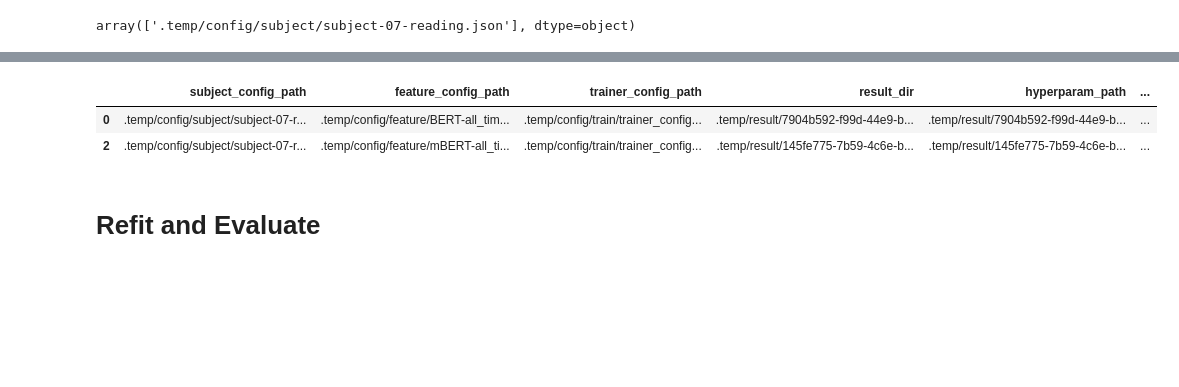
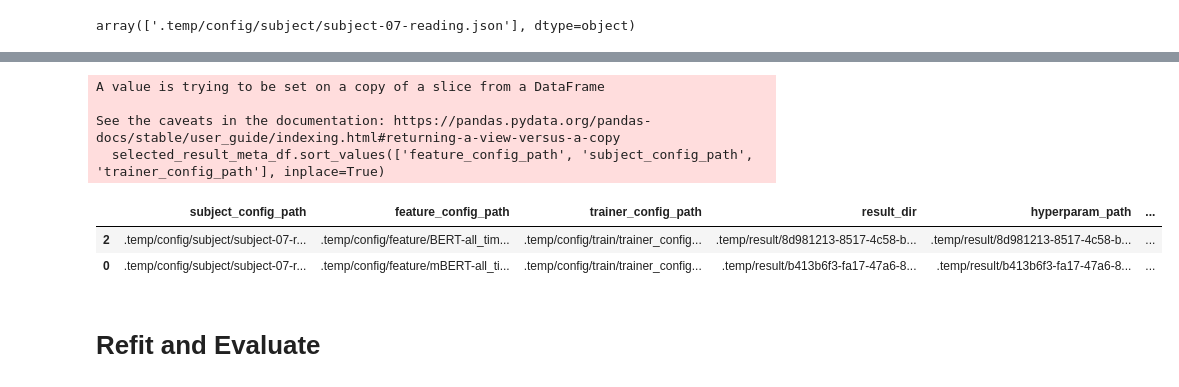
Before and after one commit to bramantyois/multilang_timescale, a Jupyter notebook: notebook/01_encoding_model/04_timescale_selectivity.ipynb, the cells around one changed output, grey strips where cells are left out. Drawn from its saved outputs; the diff is of its cells as text; code cells hidden in the pictures; blank space fills up the shorter version.

```diff
--- a/notebook/01_encoding_model/04_timescale_selectivity.ipynb
+++ b/notebook/01_encoding_model/04_timescale_selectivity.ipynb
@@ -91,12 +92,17 @@ selected_result_meta_df = result_meta_df.query(
                                                 feature_config_path in @selected_feature_config and \
                                                 subject_config_path in @selected_subject_config"
 )
-# %%
-selected_result_meta_df
-# %% [output]
-|  | subject_config_path | feature_config_path | trainer_config_path | result_dir | hyperparam_path | ... |
-| 0 | .temp/config/subject/subject-07-r... | .temp/config/feature/BERT-all_tim... | .temp/config/train/trainer_config... | .temp/result/7904b592-f99d-44e9-b... | .temp/result/7904b592-f99d-44e9-b... | ... |
-| 2 | .temp/config/subject/subject-07-r... | .temp/config/feature/mBERT-all_ti... | .temp/config/train/trainer_config... | .temp/result/145fe775-7b59-4c6e-b... | .temp/result/145fe775-7b59-4c6e-b... | ... |
+# %%
+selected_result_meta_df.sort_values(['feature_config_path', 'subject_config_path', 'trainer_config_path'], inplace=True)
+selected_result_meta_df.head()
+# %% [output]
+A value is trying to be set on a copy of a slice from a DataFrame
+
+See the caveats in the documentation: https://pandas.pydata.org/pandas-docs/stable/user_guide/indexing.html#returning-a-view-versus-a-copy
+  selected_result_meta_df.sort_values(['feature_config_path', 'subject_config_path', 'trainer_config_path'], inplace=True)
+|  | subject_config_path | feature_config_path | trainer_config_path | result_dir | hyperparam_path | ... |
+| 2 | .temp/config/subject/subject-07-r... | .temp/config/feature/BERT-all_tim... | .temp/config/train/trainer_config... | .temp/result/8d981213-8517-4c58-b... | .temp/result/8d981213-8517-4c58-b... | ... |
+| 0 | .temp/config/subject/subject-07-r... | .temp/config/feature/mBERT-all_ti... | .temp/config/train/trainer_config... | .temp/result/b413b6f3-fa17-47a6-8... | .temp/result/b413b6f3-fa17-47a6-8... | ... |
 # %% [markdown]
 # Refit and Evaluate
 # %%
```
Also changed, not shown: parts of 9 cells of this notebook, 1 other file.
